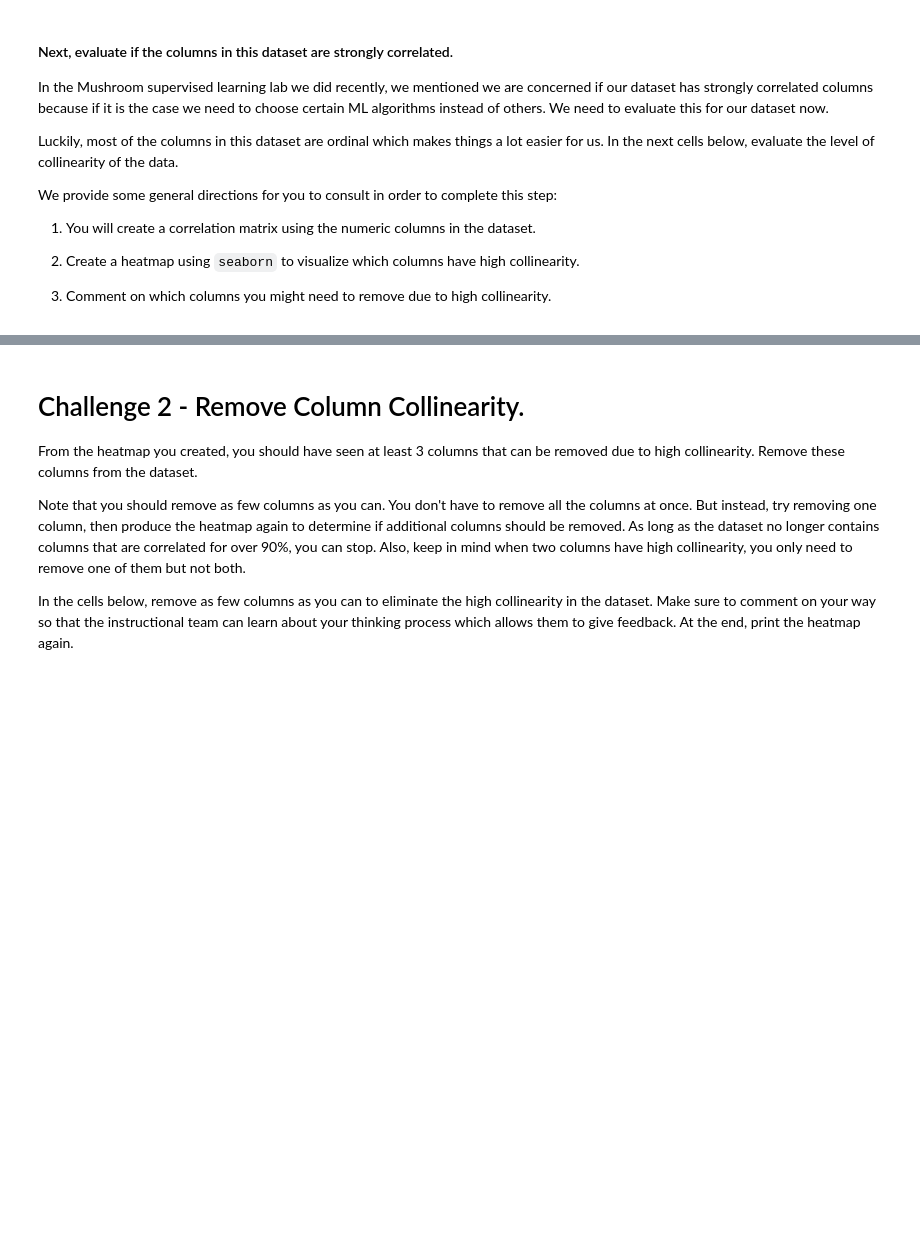
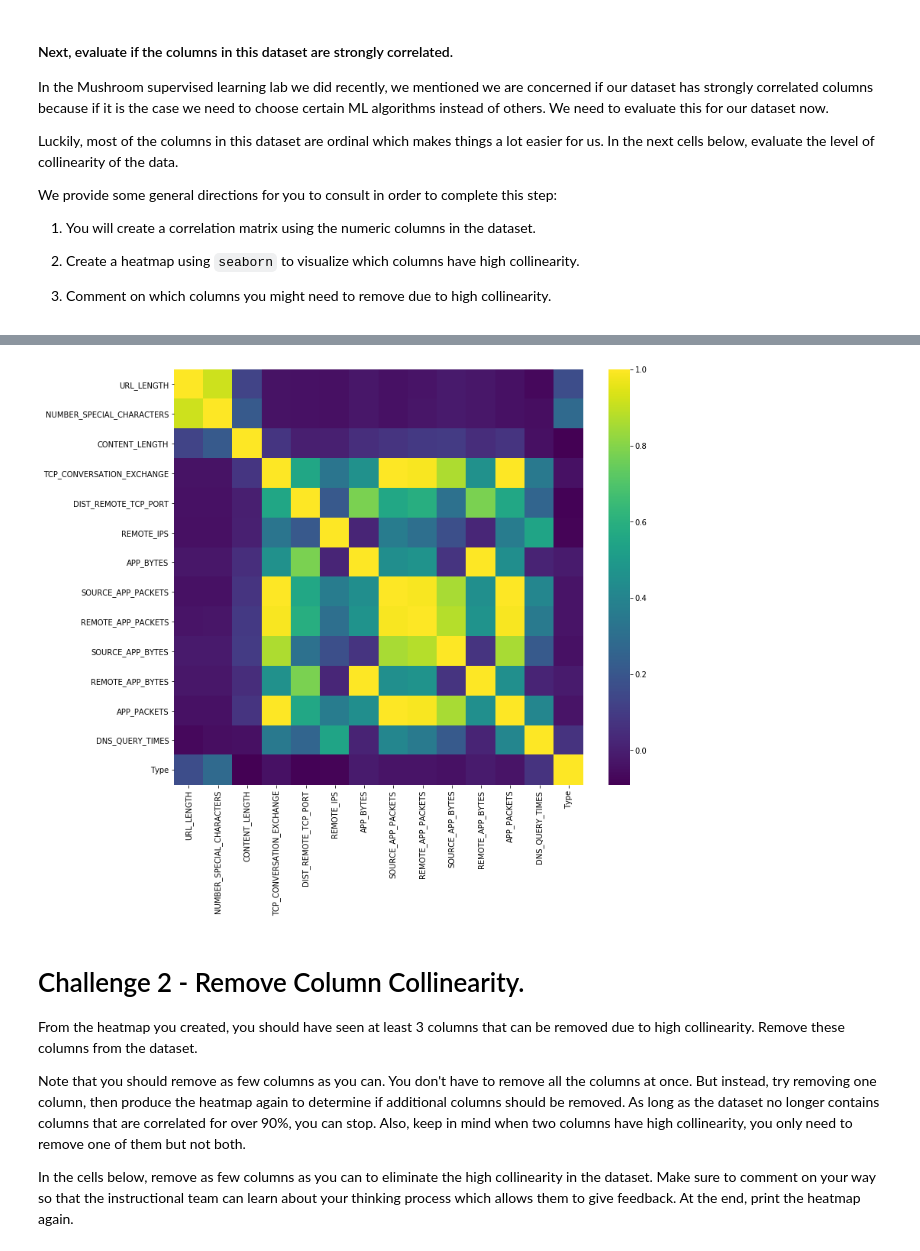
Before and after one commit to ironhack-datalabs/datamad0619, a Jupyter notebook: module-3/lab-supervised-learning/your-code/main.ipynb, the cells around one changed output, grey strips where cells are left out. Drawn from its saved outputs; the diff is of its cells as text; code cells hidden in the pictures; blank space fills up the shorter version.

```diff
--- a/module-3/lab-supervised-learning/your-code/main.ipynb
+++ b/module-3/lab-supervised-learning/your-code/main.ipynb
@@ -56,0 +104,5 @@ We provide some general directions for you to consult in order to complete this
+# %%
+for int_col in websites.select_dtypes('integer').columns:
+    websites[int_col] = pd.to_numeric(websites[int_col], downcast='integer')
+
+websites.info(memory_usage='deep')
@@ -57,3 +145,8 @@ We provide some general directions for you to consult in order to complete this
+# %%
+plt.figure(figsize=(12,10))
+sns.heatmap(websites.corr(), cmap='viridis');
+# %% [output]
+[figure, added]
 # %% [markdown]
 # Challenge 2 - Remove Column Collinearity.
 
```
Also changed, not shown: parts of 11 cells of this notebook.
